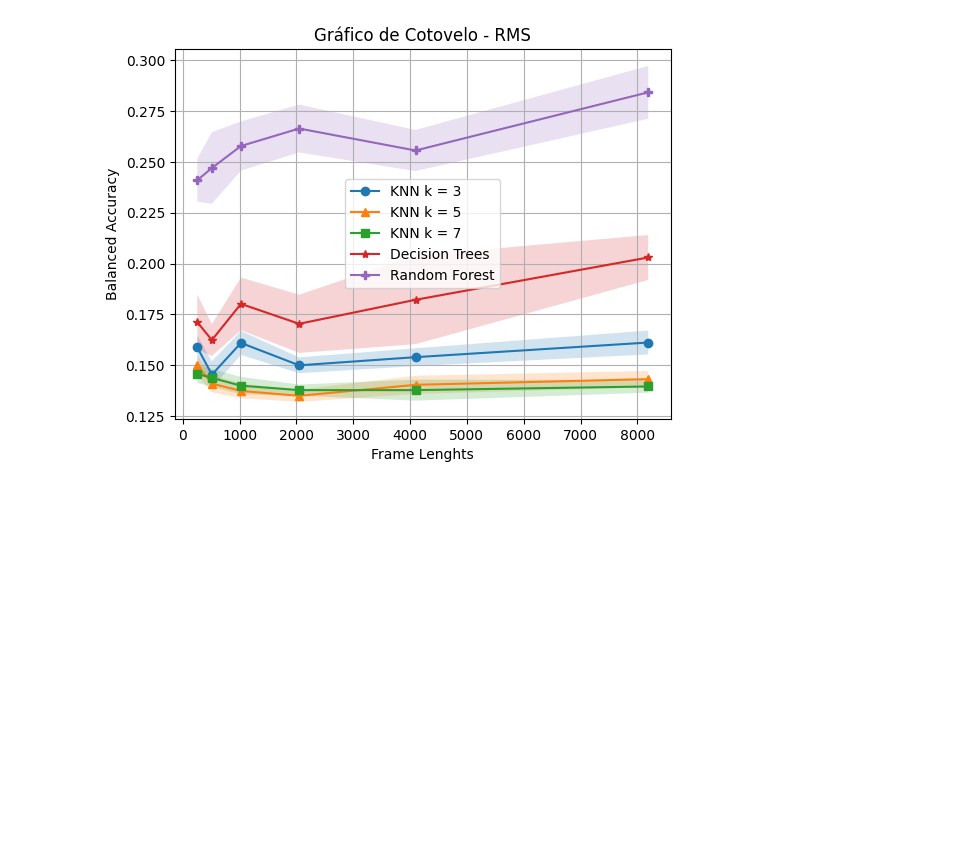
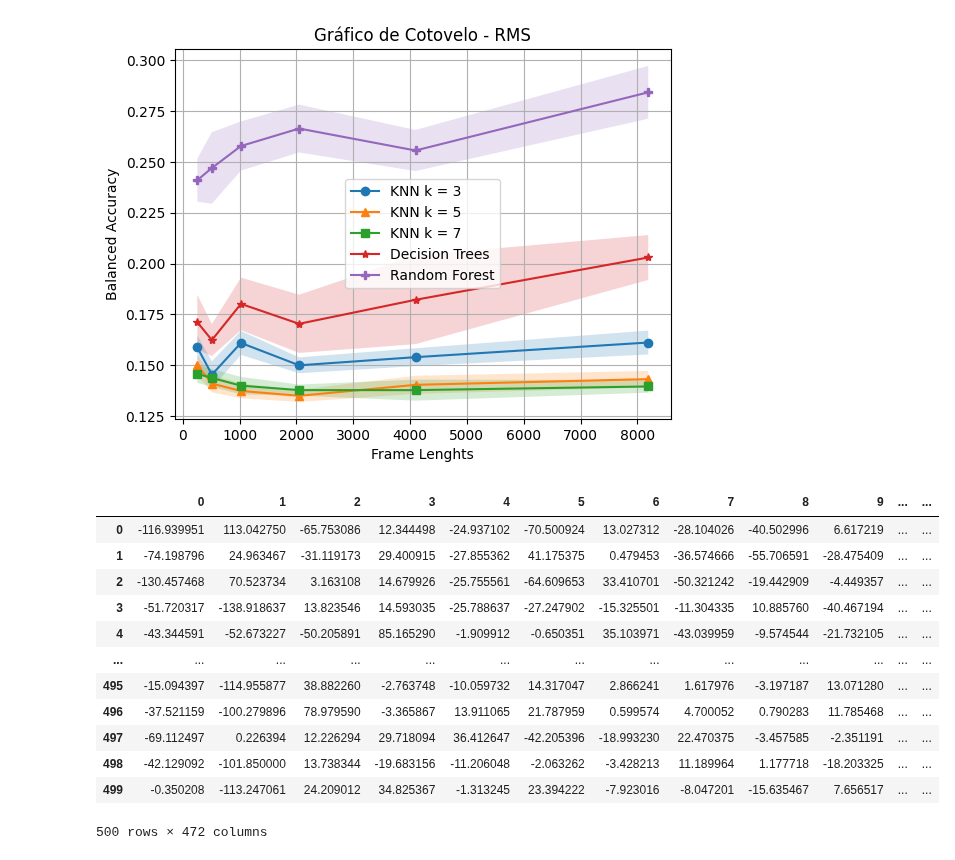
Before and after one commit to andryll/MGR-IC, a Jupyter notebook: codes/MGR.ipynb, the cells around one changed output. Drawn from its saved outputs; the diff is of its cells as text; code cells hidden in the pictures; blank space fills up the shorter version.

```diff
--- a/codes/MGR.ipynb
+++ b/codes/MGR.ipynb
@@ -378,6 +410,22 @@ plt.show()
 [figure]
 # %%
   dfmfcc = featureExtraction(songs, 'mfcc', 44100, frame=1024)
+# %%
+dfmfcc
+# %% [output]
+|  | 0 | 1 | 2 | 3 | 4 | 5 | 6 | 7 | 8 | 9 | ... | ... |
+| 0 | -116.939951 | 113.042750 | -65.753086 | 12.344498 | -24.937102 | -70.500924 | 13.027312 | -28.104026 | -40.502996 | 6.617219 | ... | ... |
+| 1 | -74.198796 | 24.963467 | -31.119173 | 29.400915 | -27.855362 | 41.175375 | 0.479453 | -36.574666 | -55.706591 | -28.475409 | ... | ... |
+| 2 | -130.457468 | 70.523734 | 3.163108 | 14.679926 | -25.755561 | -64.609653 | 33.410701 | -50.321242 | -19.442909 | -4.449357 | ... | ... |
+| 3 | -51.720317 | -138.918637 | 13.823546 | 14.593035 | -25.788637 | -27.247902 | -15.325501 | -11.304335 | 10.885760 | -40.467194 | ... | ... |
+| 4 | -43.344591 | -52.673227 | -50.205891 | 85.165290 | -1.909912 | -0.650351 | 35.103971 | -43.039959 | -9.574544 | -21.732105 | ... | ... |
+| ... | ... | ... | ... | ... | ... | ... | ... | ... | ... | ... | ... | ... |
+| 495 | -15.094397 | -114.955877 | 38.882260 | -2.763748 | -10.059732 | 14.317047 | 2.866241 | 1.617976 | -3.197187 | 13.071280 | ... | ... |
+| 496 | -37.521159 | -100.279896 | 78.979590 | -3.365867 | 13.911065 | 21.787959 | 0.599574 | 4.700052 | 0.790283 | 11.785468 | ... | ... |
+| 497 | -69.112497 | 0.226394 | 12.226294 | 29.718094 | 36.412647 | -42.205396 | -18.993230 | 22.470375 | -3.457585 | -2.351191 | ... | ... |
+| 498 | -42.129092 | -101.850000 | 13.738344 | -19.683156 | -11.206048 | -2.063262 | -3.428213 | 11.189964 | 1.177718 | -18.203325 | ... | ... |
+| 499 | -0.350208 | -113.247061 | 24.209012 | 34.825367 | -1.313245 | 23.394222 | -7.923016 | -8.047201 | -15.635467 | 7.656517 | ... | ... |
+500 rows × 472 columns
 # %%
 knnscores3 = []
 knnscores5 = []
```
Also changed, not shown: parts of 7 cells of this notebook.
